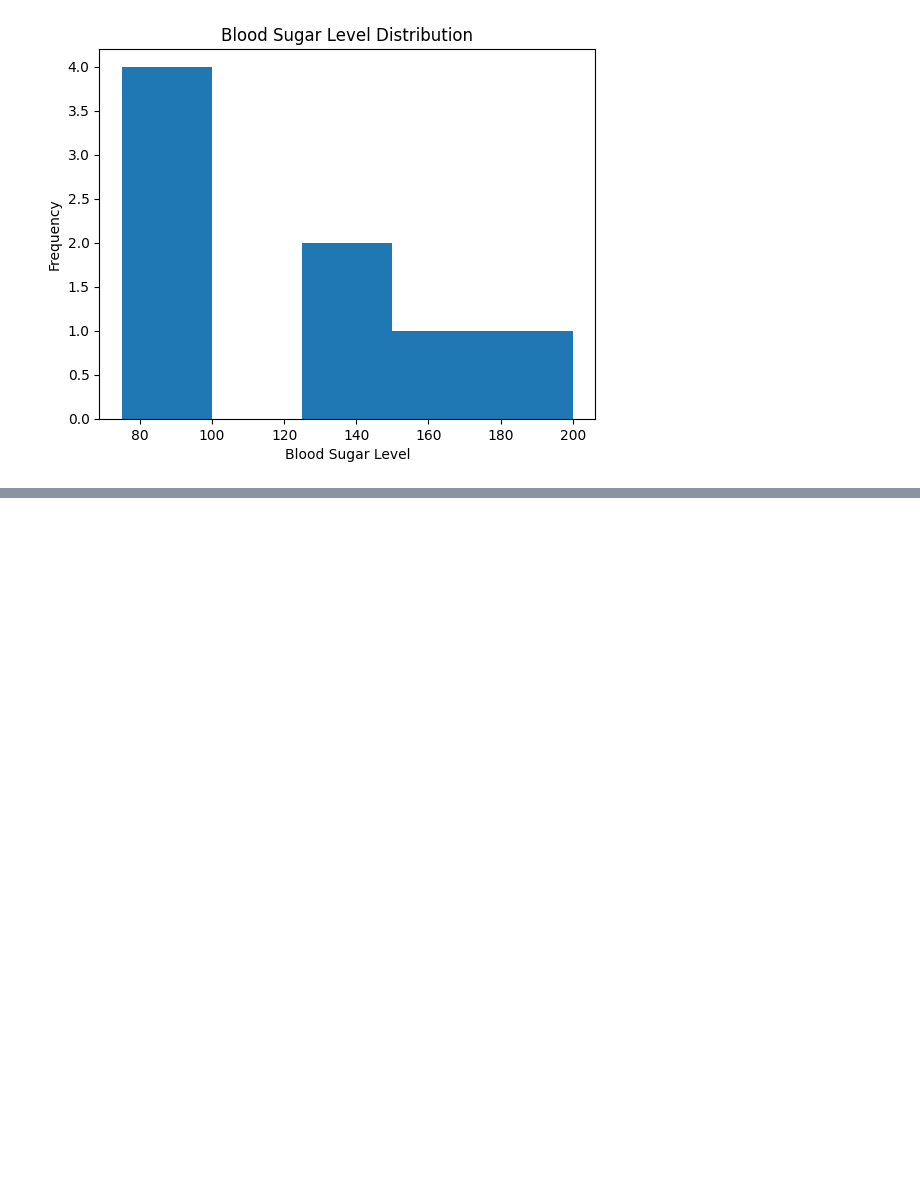
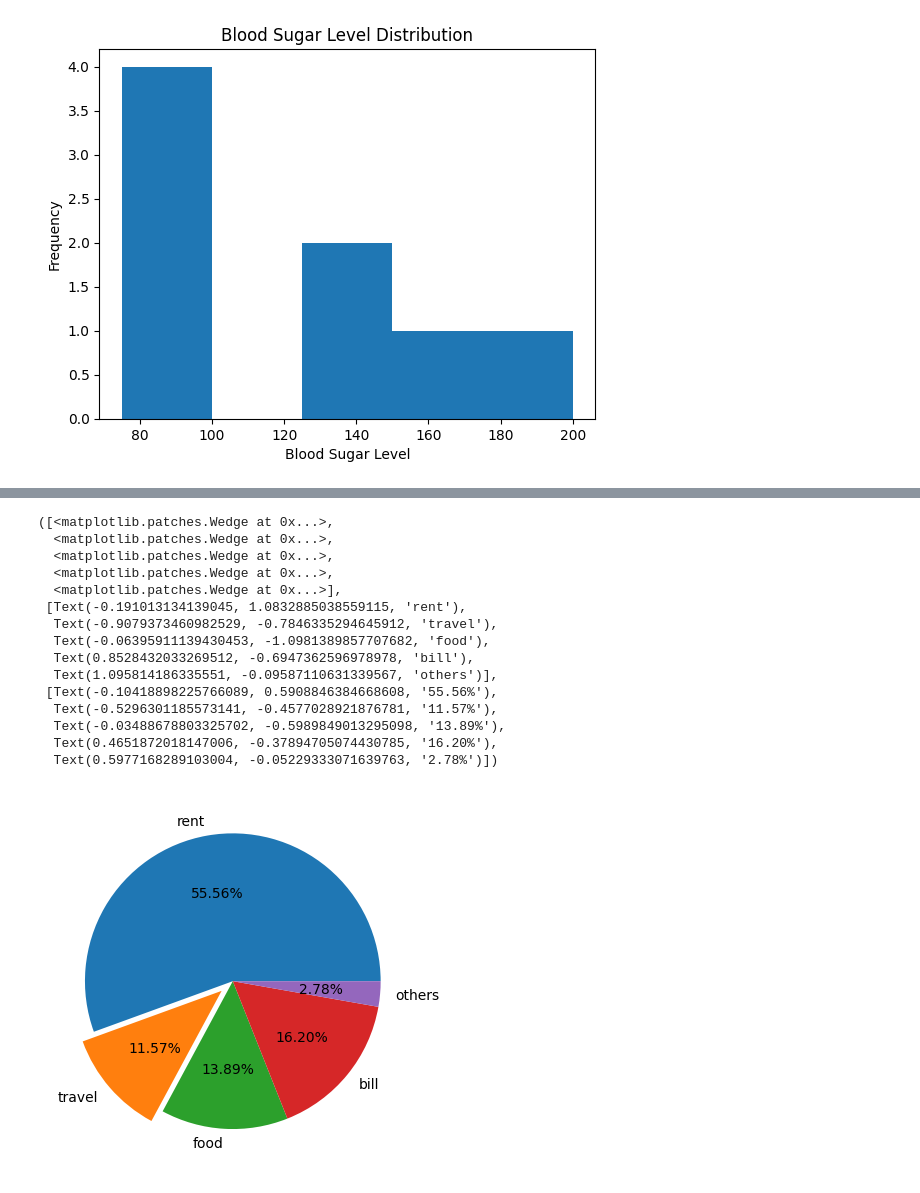
Before and after one commit to MuraliAirody/PyAi_Foundation, a Jupyter notebook: Matplotlib/1_matplotlib.ipynb, the cells around one changed output, grey strips where cells are left out. Cells and saved outputs as stored; diff of their text form; code cells hidden in the pictures; blank space fills up the shorter version.

```diff
--- a/Matplotlib/1_matplotlib.ipynb
+++ b/Matplotlib/1_matplotlib.ipynb
@@ -181,0 +228,32 @@ Text(0.5, 1.0, 'Blood Sugar Level Distribution')
+# %%
+# ----------------------------------------------------
+# Pie Chart with Exploded Slice
+# ----------------------------------------------------
+# explode moves a slice outward for emphasis
+# Here, the second slice ("travel") is highlighted
+exp_value = [12000, 2500, 3000, 3500, 600]
+exp_cat = ["rent", "travel", "food", "bill", "others"]
+
+plt.pie(
+    exp_value,
+    labels=exp_cat,
+    autopct="%0.2f%%",
+    explode=[0, 0.1, 0, 0, 0]  # Only "travel" slice is exploded
+)
+# %% [output]
+([<matplotlib.patches.Wedge at 0x...>,
+  <matplotlib.patches.Wedge at 0x...>,
+  <matplotlib.patches.Wedge at 0x...>,
+  <matplotlib.patches.Wedge at 0x...>,
+  <matplotlib.patches.Wedge at 0x...>],
+ [Text(-0.191013134139045, 1.0832885038559115, 'rent'),
+  Text(-0.9079373460982529, -0.7846335294645912, 'travel'),
+  Text(-0.06395911139430453, -1.0981389857707682, 'food'),
+  Text(0.8528432033269512, -0.6947362596978978, 'bill'),
+  Text(1.095814186335551, -0.09587110631339567, 'others')],
+ [Text(-0.10418898225766089, 0.5908846384668608, '55.56%'),
+  Text(-0.5296301185573141, -0.4577028921876781, '11.57%'),
+  Text(-0.03488678803325702, -0.5989849013295098, '13.89%'),
+  Text(0.4651872018147006, -0.37894705074430785, '16.20%'),
+  Text(0.5977168289103004, -0.05229333071639763, '2.78%')])
+[figure, added]
```
Also changed, not shown: parts of 4 cells of this notebook, 1 other file.
